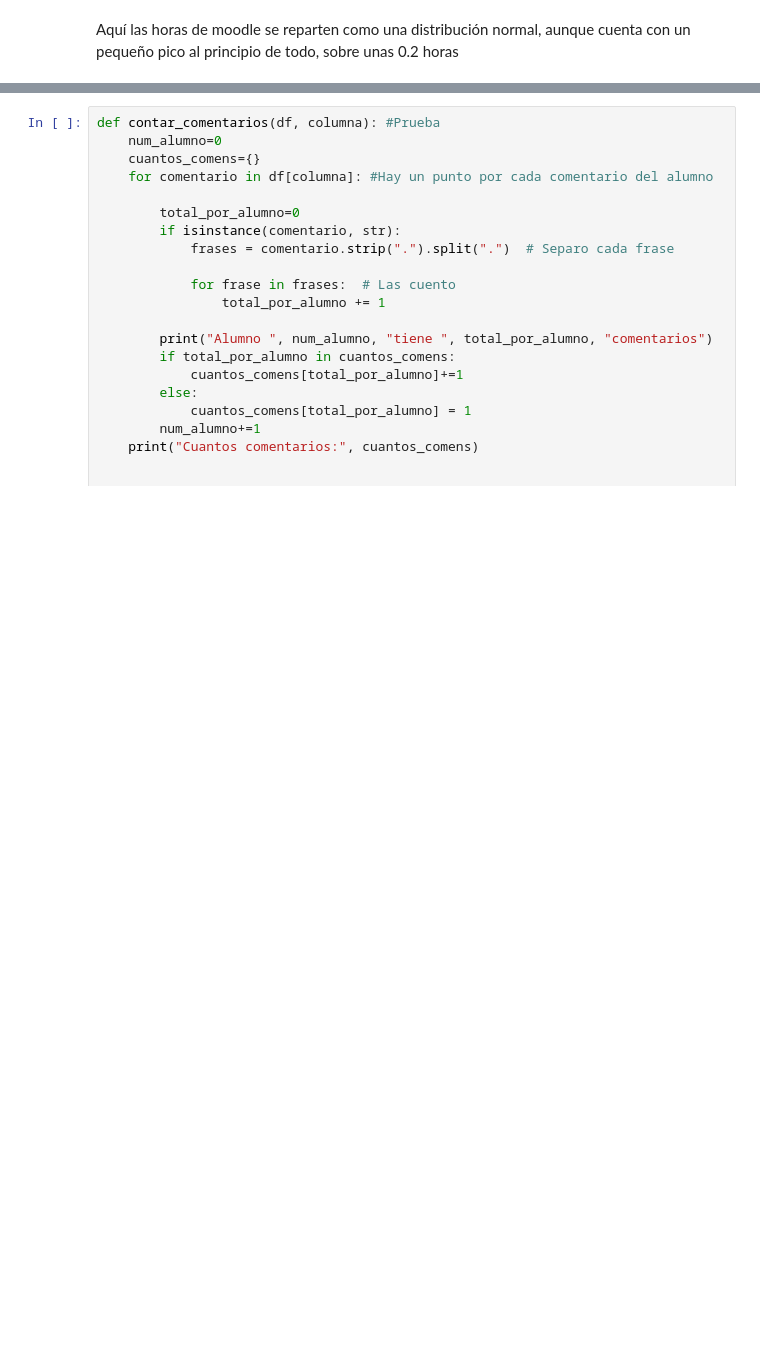
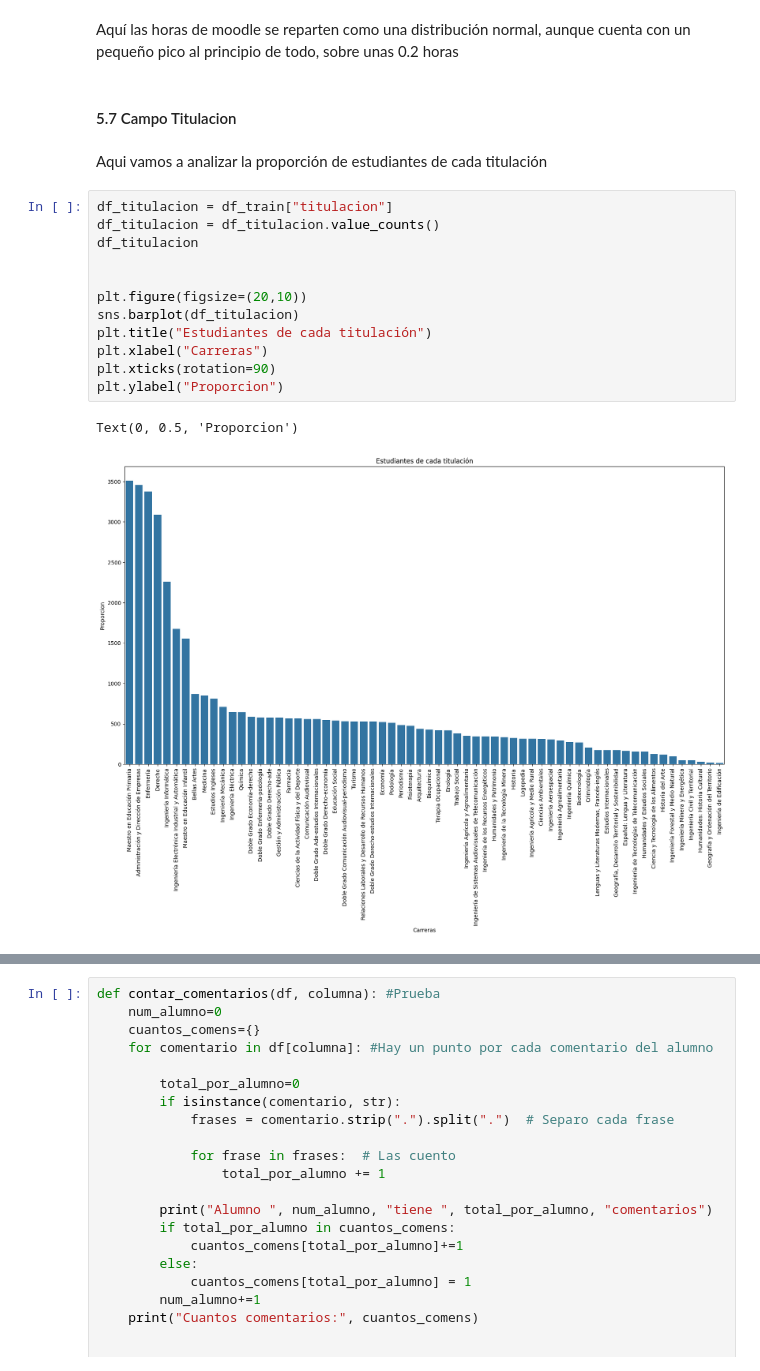
Before and after one commit to GuillermoMorcillo/Practica1Mineria, a Jupyter notebook: Práctica 1 - Análisis, procesamiento y validación .ipynb, the cells around one changed output, grey strips where cells are left out. Saved outputs shown, nothing was run; the diff lists cells and outputs as text; blank space fills up the shorter version.

```diff
--- a/Práctica 1 - Análisis, procesamiento y validación .ipynb
+++ b/Práctica 1 - Análisis, procesamiento y validación .ipynb
@@ -421,3 +390,22 @@ Text(0, 0.5, 'Frecuencia')
 [figure]
 # %% [markdown]
 Aquí las horas de moodle se reparten como una distribución normal, aunque cuenta con un pequeño pico al principio de todo, sobre unas 0.2 horas
+# %% [markdown]
+#### 5.7 Campo Titulacion
+# %% [markdown]
+Aqui vamos a analizar la proporción de estudiantes de cada titulación
+# %%
+df_titulacion = df_train["titulacion"]
+df_titulacion = df_titulacion.value_counts()
+df_titulacion
+
+
+plt.figure(figsize=(20,10))
+sns.barplot(df_titulacion)
+plt.title("Estudiantes de cada titulación")
+plt.xlabel("Carreras")
+plt.xticks(rotation=90)
+plt.ylabel("Proporcion")
+# %% [output]
+Text(0, 0.5, 'Proporcion')
+[figure, added]
```
Also changed, not shown: parts of 10 cells of this notebook.
